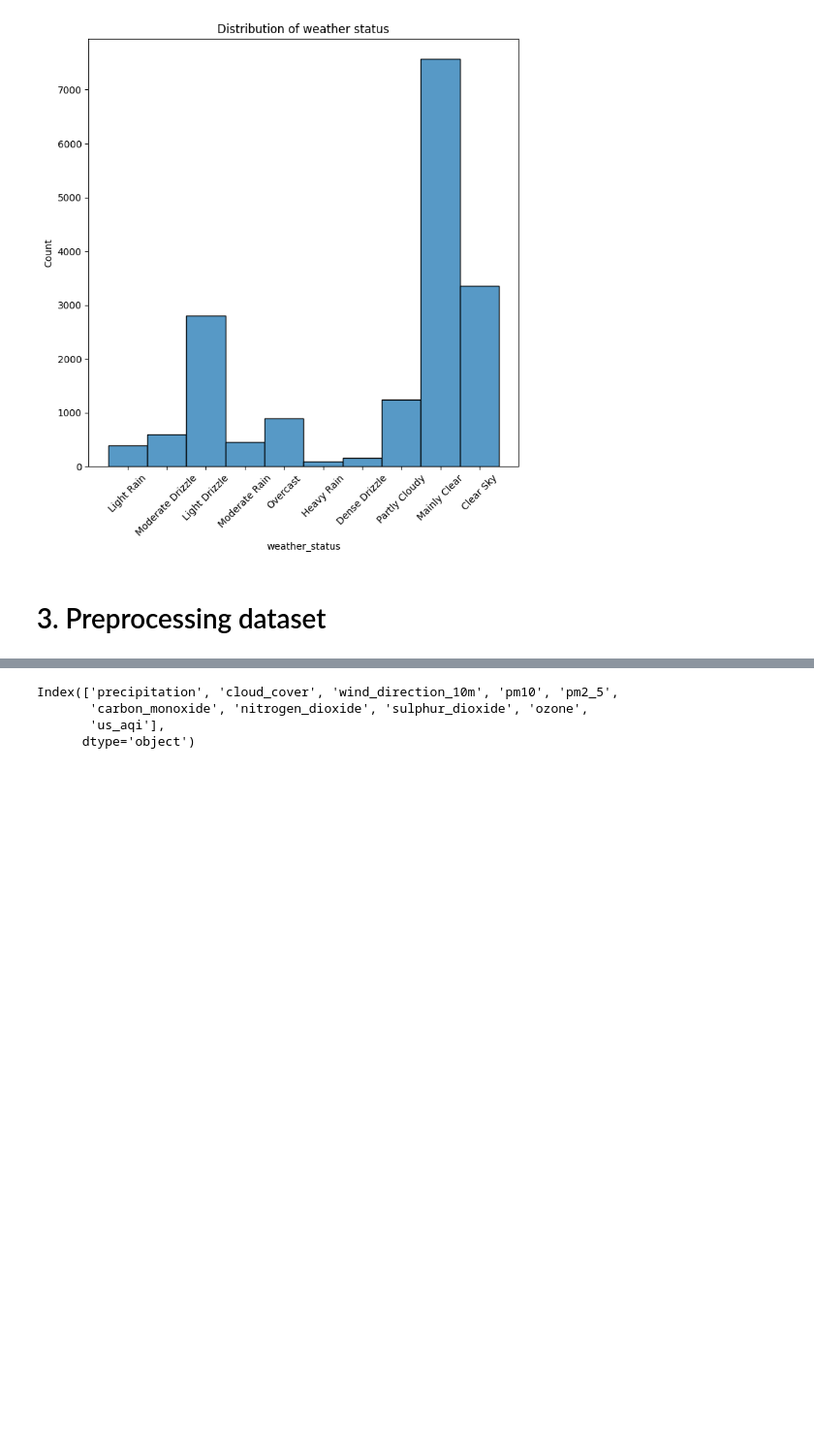
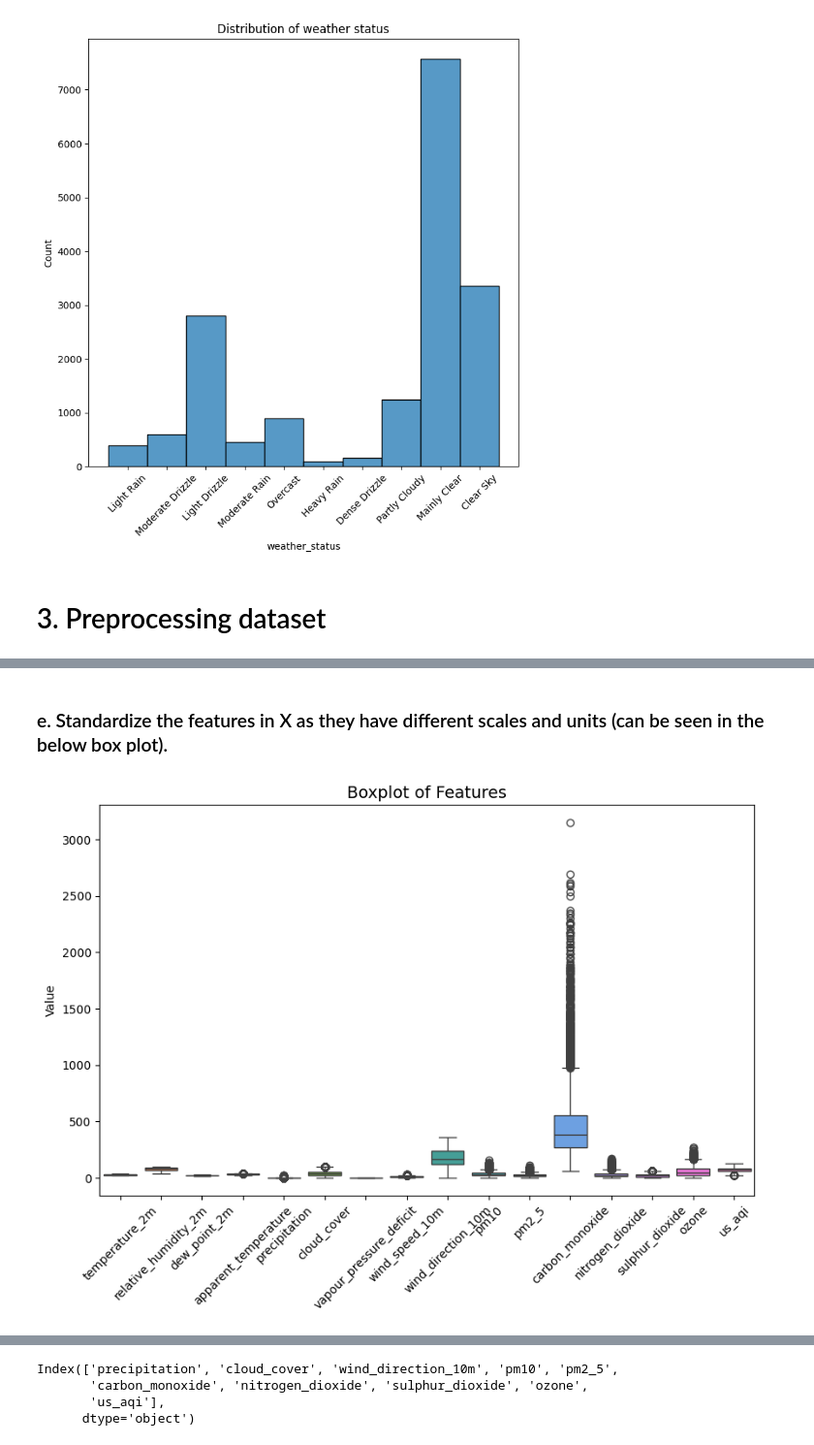
Before and after one commit to mtue04/HCMC-WAQ-Analysis, a Jupyter notebook: notebooks/weather_status_classification.ipynb, the cells around one changed output, grey strips where cells are left out. Shown at 97% size. Cells and saved outputs as stored; diff of their text form; code cells hidden in the pictures; blank space fills up the shorter version.

```diff
--- a/notebooks/weather_status_classification.ipynb
+++ b/notebooks/weather_status_classification.ipynb
@@ -94,0 +100,3 @@ sns.heatmap(correlation, annot=True, fmt='.2f', cmap='coolwarm')
+# %%
+label_encoder = LabelEncoder()
+data['weather_status_label'] = label_encoder.fit_transform(dataset['weather_status'])
@@ -115,0 +108,12 @@ X
+# %% [markdown]
+### e. Standardize the features in X as they have different scales and units (can be seen in the below box plot).
+# %%
+plt.figure(figsize=(10, 6))
+
+sns.boxplot(data=X)
+plt.title('Boxplot of Features', fontsize=14)
+plt.xticks(rotation=45)
+plt.ylabel('Value')
+plt.show()
+# %% [output]
+[figure, added]
```
Also changed, not shown: parts of 52 cells of this notebook, 2 other files.
